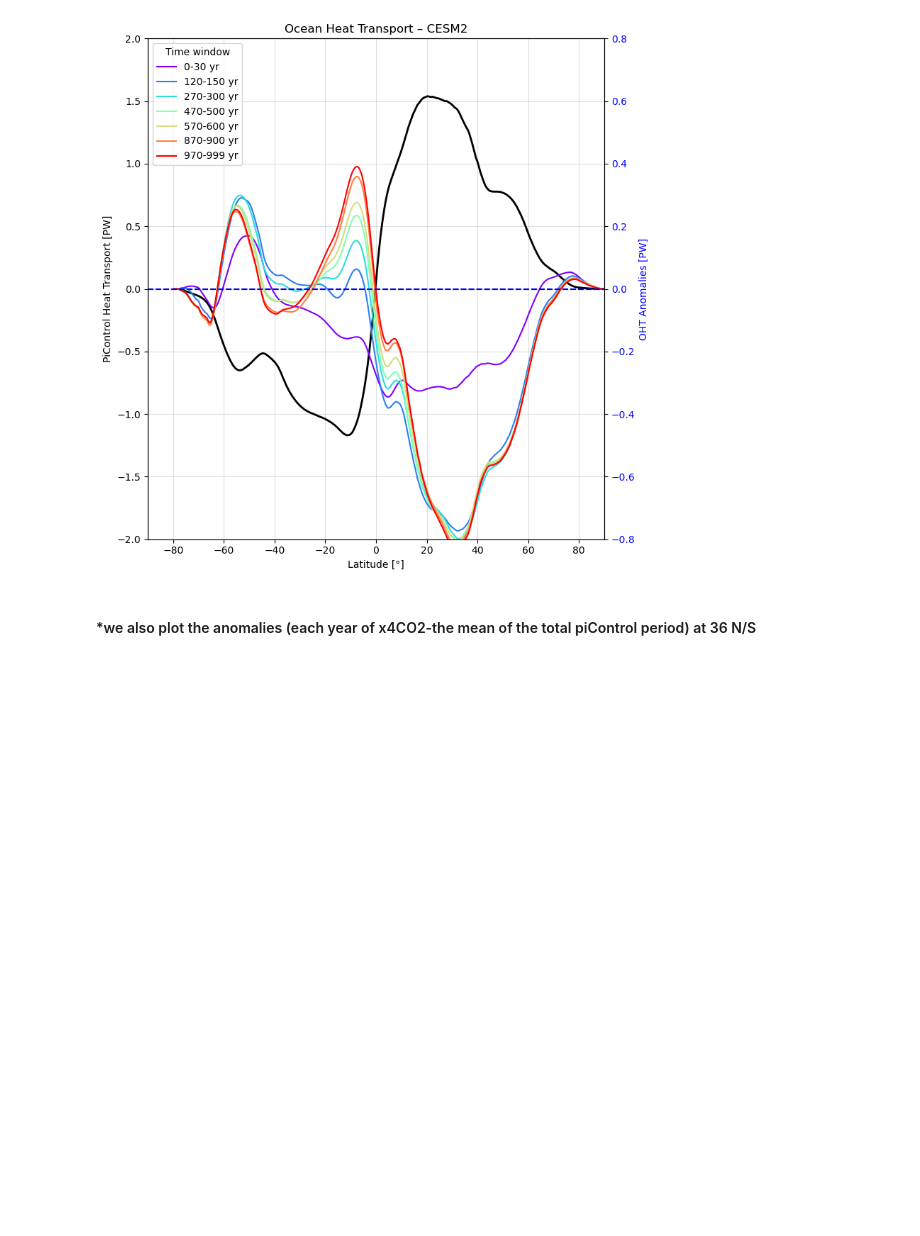
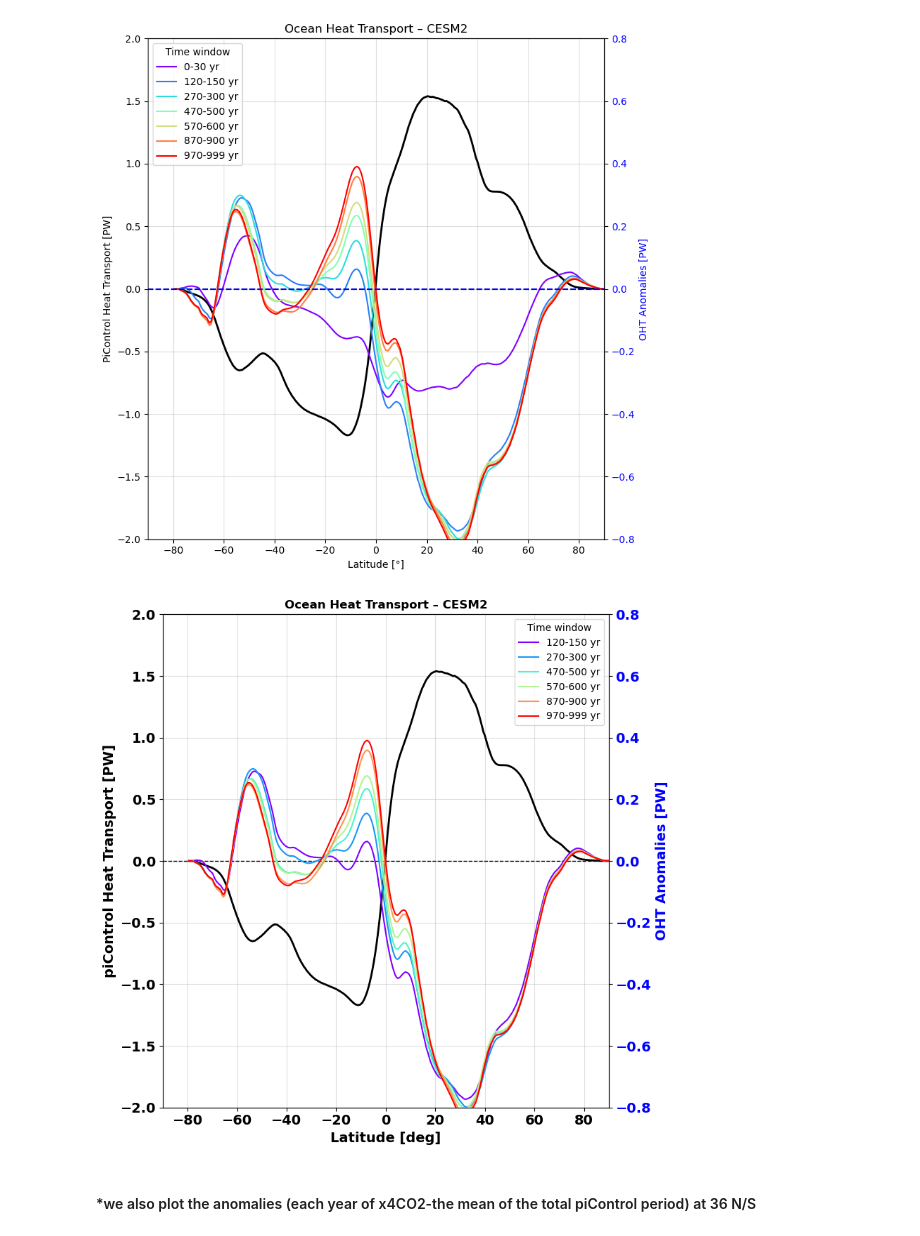
Before and after one commit to ChristineKappatou/Atmosphere_Ocean_Interactions_PhD, a Jupyter notebook: 10.long_timescale_cesm2.ipynb, the cells around one changed output. Drawn from its saved outputs; the diff is of its cells as text; code cells hidden in the pictures; blank space fills up the shorter version.

```diff
--- a/10.long_timescale_cesm2.ipynb
+++ b/10.long_timescale_cesm2.ipynb
@@ -566,6 +632,65 @@ plt.tight_layout()
 plt.show()
 # %% [output]
 [figure]
+# %%
+fig, ax1 = plt.subplots(figsize=(8, 8))
+
+# --- Left axis (for control / baseline) ---
+ax1.plot(oc_lat_cesm2, np.mean(oht_cesm2[0, :, :], axis = 0), color='black', label='piControl', linewidth=2)
+ax1.set_xlabel('Latitude [deg]', fontsize=14, fontweight='bold')
+ax1.set_ylabel('piControl Heat Transport [PW]', color='black', fontsize=14, fontweight='bold')
+ax1.tick_params(axis='y', labelcolor='black')
+
+# --- Add zero line for ax1 ---
+ax1.axhline(0, color='black', linestyle='--', linewidth=1)
+
+# --- Right axis (for anomalies) ---
+ax2 = ax1.twinx()
+
+time_windows = [(120, 150), (270, 300), (470, 500), (570, 600),
+                (870, 900), (970, 999)]
+colors = plt.cm.rainbow(np.linspace(0, 1, len(time_windows)))
+
+for (start, end), color in zip(time_windows, colors):
+    anom = (np.mean(oht_cesm2[1, start:end, :], axis=0)\
+          - np.mean(oht_cesm2[0, 0:30, :], axis=0))
+
+    ax2.plot(oc_lat_cesm2, anom, color=color, label=f'{start}-{end} yr')
+
+ax2.set_ylabel('OHT Anomalies [PW]', color='blue', fontsize=14, fontweight='bold')
+ax2.tick_params(axis='y', labelcolor='blue')
+
+# --- Add zero line for ax2 ---
+#ax2.axhline(0, color='blue', linestyle='--', linewidth=1)
+
+# --- Formatting ---
+ax1.set_xlim(-90, 90)
+ax1.set_ylim(-2, 2)
+ax2.set_ylim(-0.8, 0.8)
+ax1.grid(alpha=0.4)
+ax2.legend(loc='upper right', fontsize=10, title="Time window")
+
+plt.title('Ocean Heat Transport – CESM2', fontweight='bold')
+plt.tight_layout()
+
+# Make x-axis tick numbers stronger
+ax1.tick_params(axis='x', labelsize=14)
+
+# Left y-axis (piControl)
+ax1.tick_params(axis='y', labelsize=14)
+
+# Right y-axis (anomalies)
+ax2.tick_params(axis='y', labelsize=14)
+
+for label in ax1.get_xticklabels() + ax1.get_yticklabels():
+    label.set_fontweight('bold')
+
+for label in ax2.get_yticklabels():
+    label.set_fontweight('bold')
+
+plt.show()
+# %% [output]
+[figure, added]
 # %% [markdown]
 #### *we also plot the anomalies (each year of x4CO2-the mean of the total piControl period) at 36 N/S
 # %%
```
Also changed, not shown: parts of 26 cells of this notebook, 1 other file.
